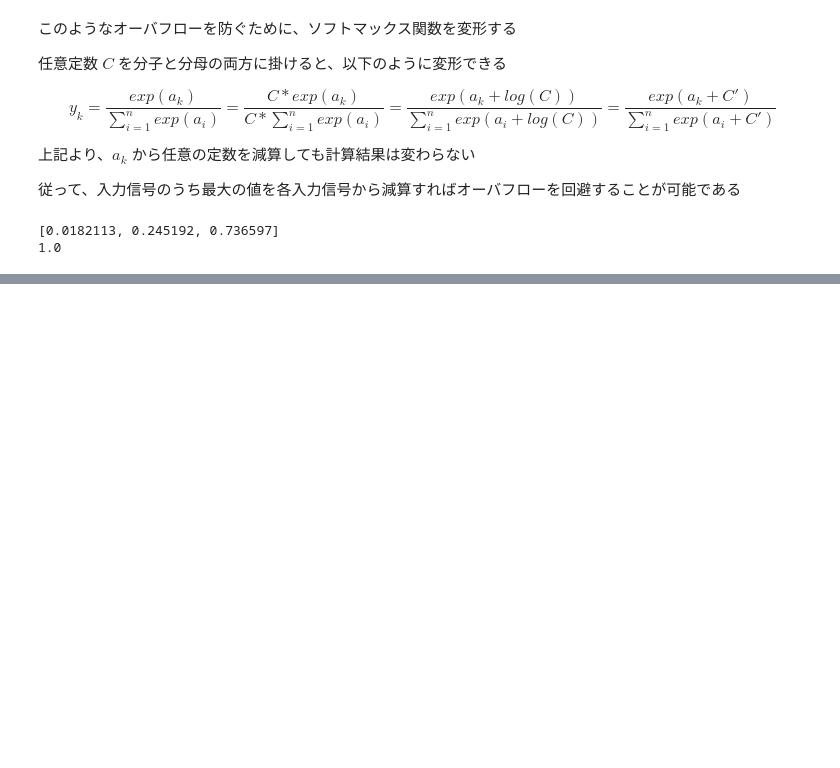
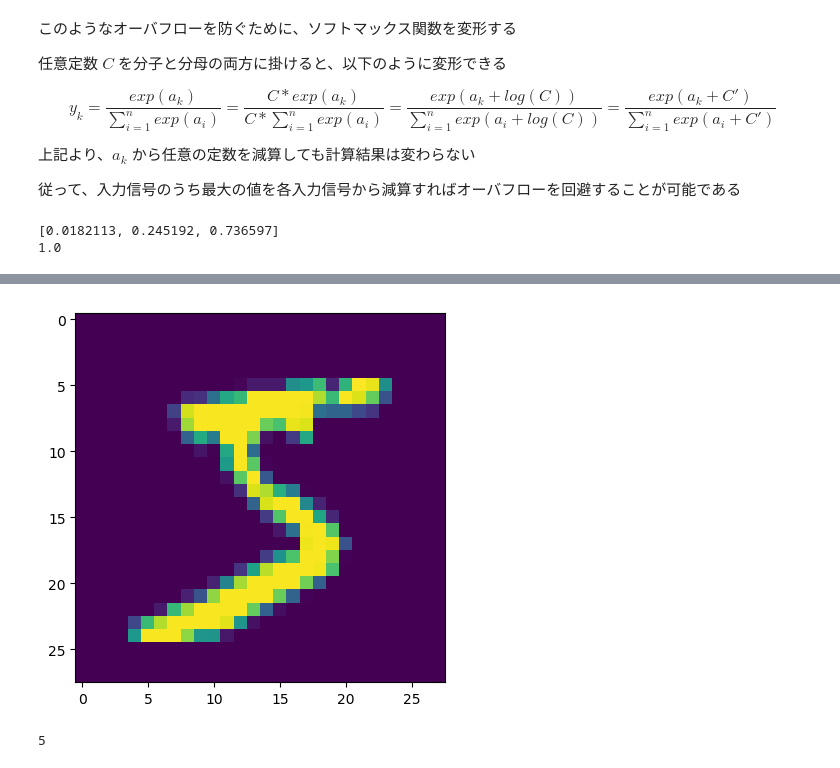
Before and after one commit to amenoyoya/ml-algorithm, a Jupyter notebook: 02_neural_network.ipynb, the cells around one changed output, grey strips where cells are left out. Saved outputs shown, nothing was run; the diff lists cells and outputs as text; code cells hidden in the pictures; blank space fills up the shorter version.

Commit message:
add: MLDatasets

```diff
--- a/02_neural_network.ipynb
+++ b/02_neural_network.ipynb
@@ -315,0 +341,8 @@ println(sum(y))
+# %%
+# MLDatasetsパッケージのMNISTSデータセットを使う
+using MLDatasets
+
+# 訓練用画像データと教師データをロード
+## train_x: 特徴量＝<画像データ｜28x28 グレースケール画像 60,000枚>{28x28x60000 Array{UInt8, 3}}
+## train_y: 目的変数＝<数値クラス｜[0..9]の数値 60,000個>{60000 Array{Int, 1}}
+train_x, train_y = MNIST.traindata()
@@ -315,0 +363,12 @@ println(sum(y))
+# %%
+using PyPlot
+
+# 一枚目の画像データ(28x28)をプロット
+## imshowは縦軸と横軸が反転しているため転置行列を渡す
+imshow(train_x[:, :, 1]')
+
+# 一枚目の画像に描かれている数字
+train_y[1]
+# %% [output]
+[figure, added]
+5
```
Also changed, not shown: parts of 4 cells of this notebook.
